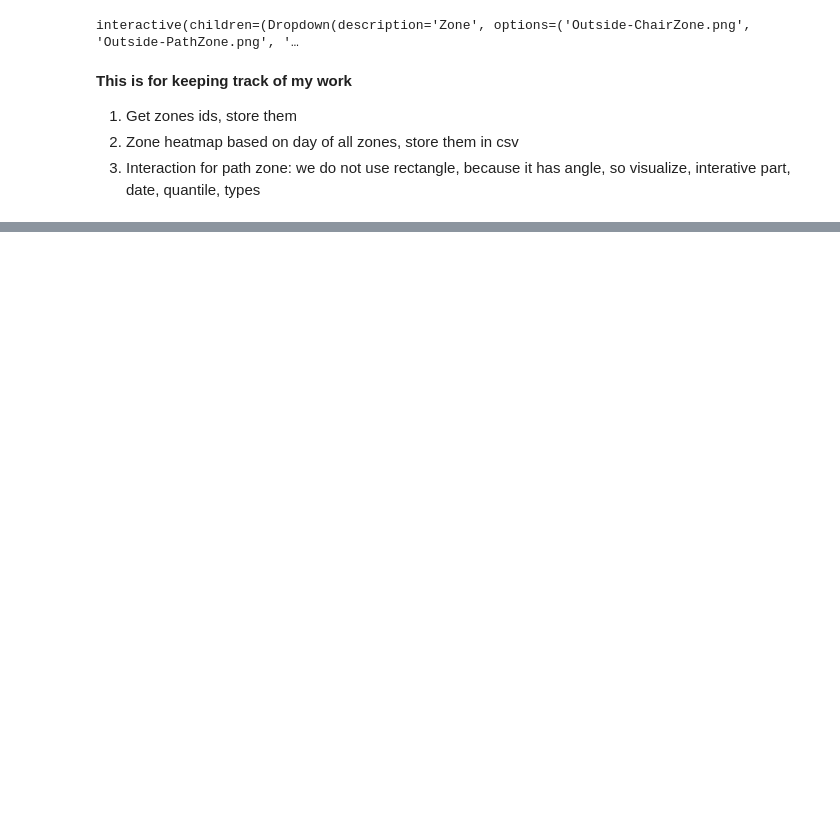
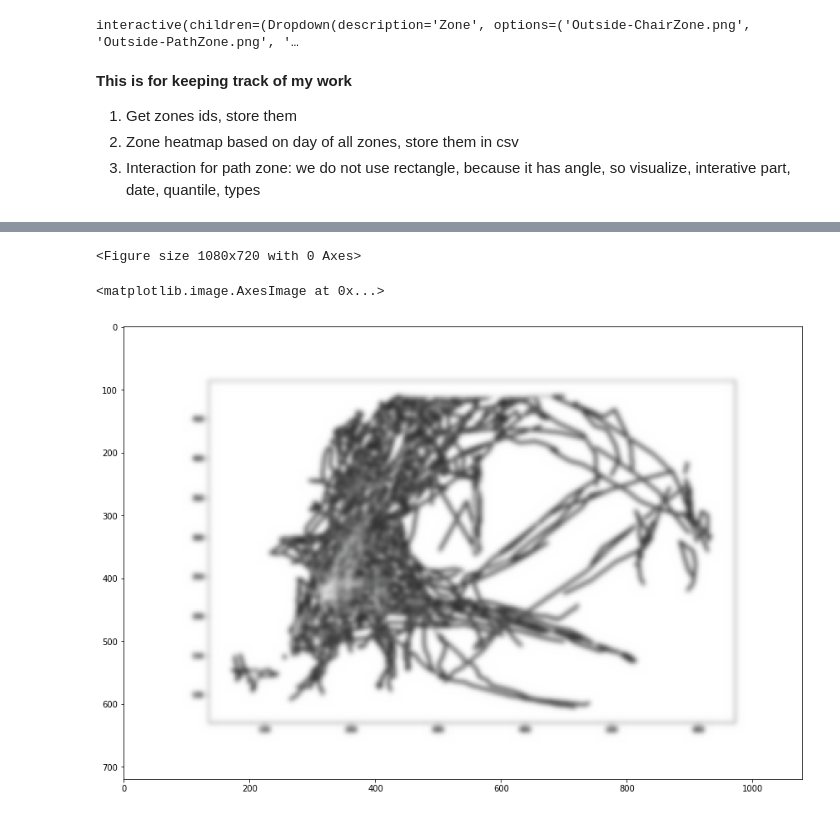
Before and after one commit to wangz585/Sidewalk-Lab-Data-Analysis, a Jupyter notebook: Desired Spots and Lines.ipynb, the cells around one changed output, grey strips where cells are left out. Saved outputs shown, nothing was run; the diff lists cells and outputs as text; code cells hidden in the pictures; blank space fills up the shorter version.

```diff
--- a/Desired Spots and Lines.ipynb
+++ b/Desired Spots and Lines.ipynb
@@ -188,0 +309,10 @@ To retain the current behavior and silence the warning, pass 'sort=True'.
+# %%
+## blur
+from scipy import ndimage
+ok = ndimage.gaussian_filter(data, sigma=4)
+plt.figure(figsize=(15, 10))
+plt.imshow(ok)
+# %% [output]
+<Figure size 1080x720 with 0 Axes>
+<matplotlib.image.AxesImage at 0x...>
+[figure, added]
```
Also changed, not shown: parts of 38 cells of this notebook.
